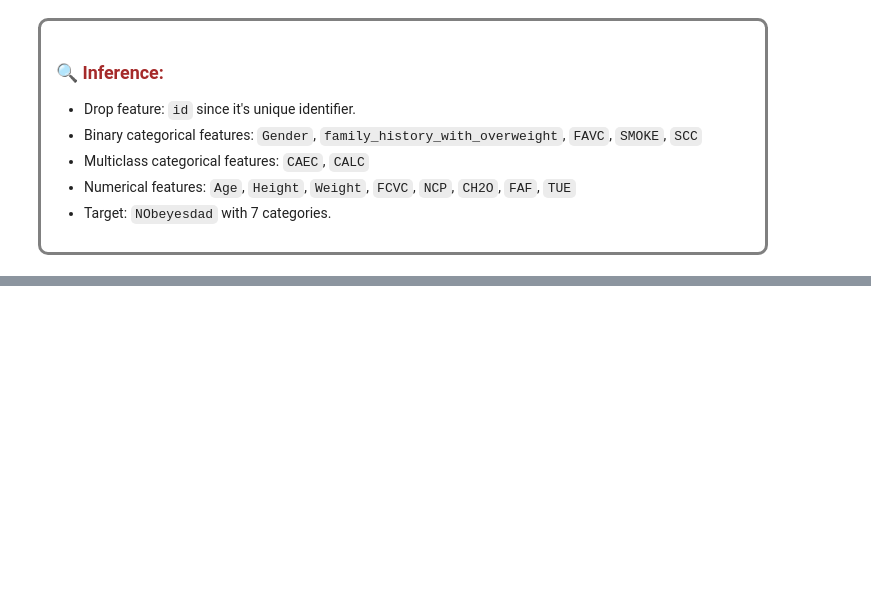
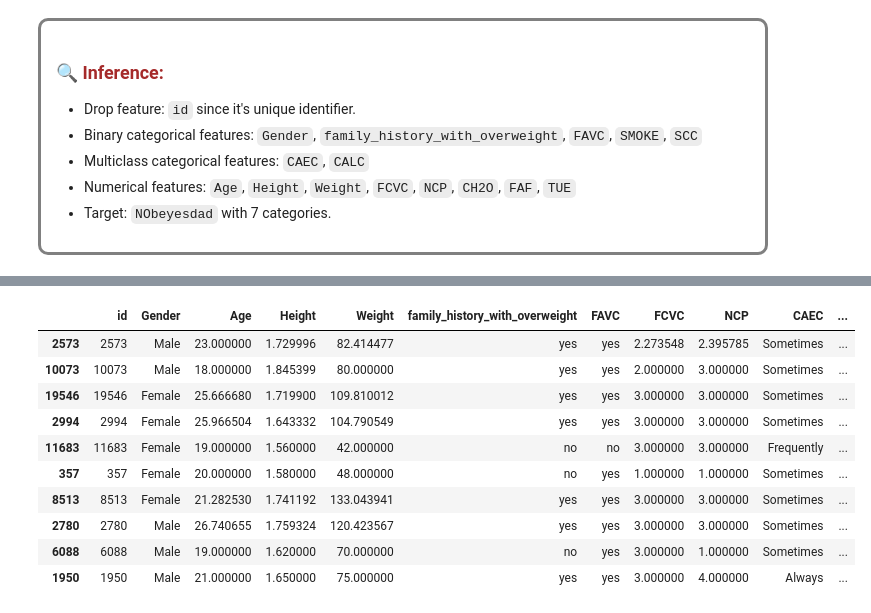
Before and after one commit to Rachel0619/Kaggle_Multi-Class-Prediction-of-Obesity-Risk, a Jupyter notebook: yang.ipynb, the cells around one changed output, grey strips where cells are left out. Saved outputs shown, nothing was run; the diff lists cells and outputs as text; code cells hidden in the pictures; blank space fills up the shorter version.

```diff
--- a/yang.ipynb
+++ b/yang.ipynb
@@ -93,0 +116,14 @@ dtype: int64
+# %%
+train_df.sample(n=10)
+# %% [output]
+|  | id | Gender | Age | Height | Weight | family_history_with_overweight | FAVC | FCVC | NCP | CAEC | ... |
+| 2573 | 2573 | Male | 23.000000 | 1.729996 | 82.414477 | yes | yes | 2.273548 | 2.395785 | Sometimes | ... |
+| 10073 | 10073 | Male | 18.000000 | 1.845399 | 80.000000 | yes | yes | 2.000000 | 3.000000 | Sometimes | ... |
+| 19546 | 19546 | Female | 25.666680 | 1.719900 | 109.810012 | yes | yes | 3.000000 | 3.000000 | Sometimes | ... |
+| 2994 | 2994 | Female | 25.966504 | 1.643332 | 104.790549 | yes | yes | 3.000000 | 3.000000 | Sometimes | ... |
+| 11683 | 11683 | Female | 19.000000 | 1.560000 | 42.000000 | no | no | 3.000000 | 3.000000 | Frequently | ... |
+| 357 | 357 | Female | 20.000000 | 1.580000 | 48.000000 | no | yes | 1.000000 | 1.000000 | Sometimes | ... |
+| 8513 | 8513 | Female | 21.282530 | 1.741192 | 133.043941 | yes | yes | 3.000000 | 3.000000 | Sometimes | ... |
+| 2780 | 2780 | Male | 26.740655 | 1.759324 | 120.423567 | yes | yes | 3.000000 | 3.000000 | Sometimes | ... |
+| 6088 | 6088 | Male | 19.000000 | 1.620000 | 70.000000 | no | yes | 3.000000 | 1.000000 | Sometimes | ... |
+| 1950 | 1950 | Male | 21.000000 | 1.650000 | 75.000000 | yes | yes | 3.000000 | 4.000000 | Always | ... |
```
Also changed, not shown: parts of 2 cells of this notebook, 1 other file.
